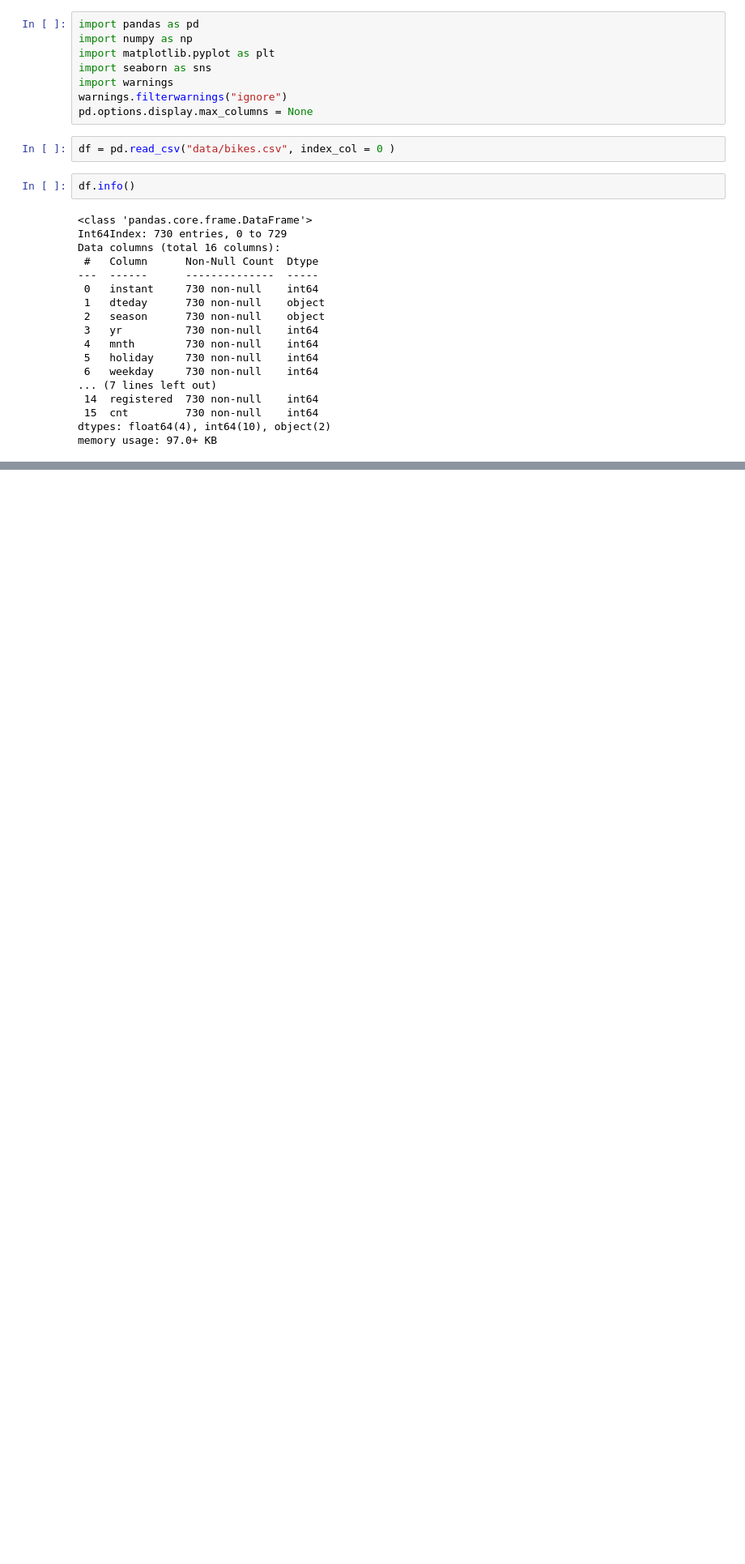
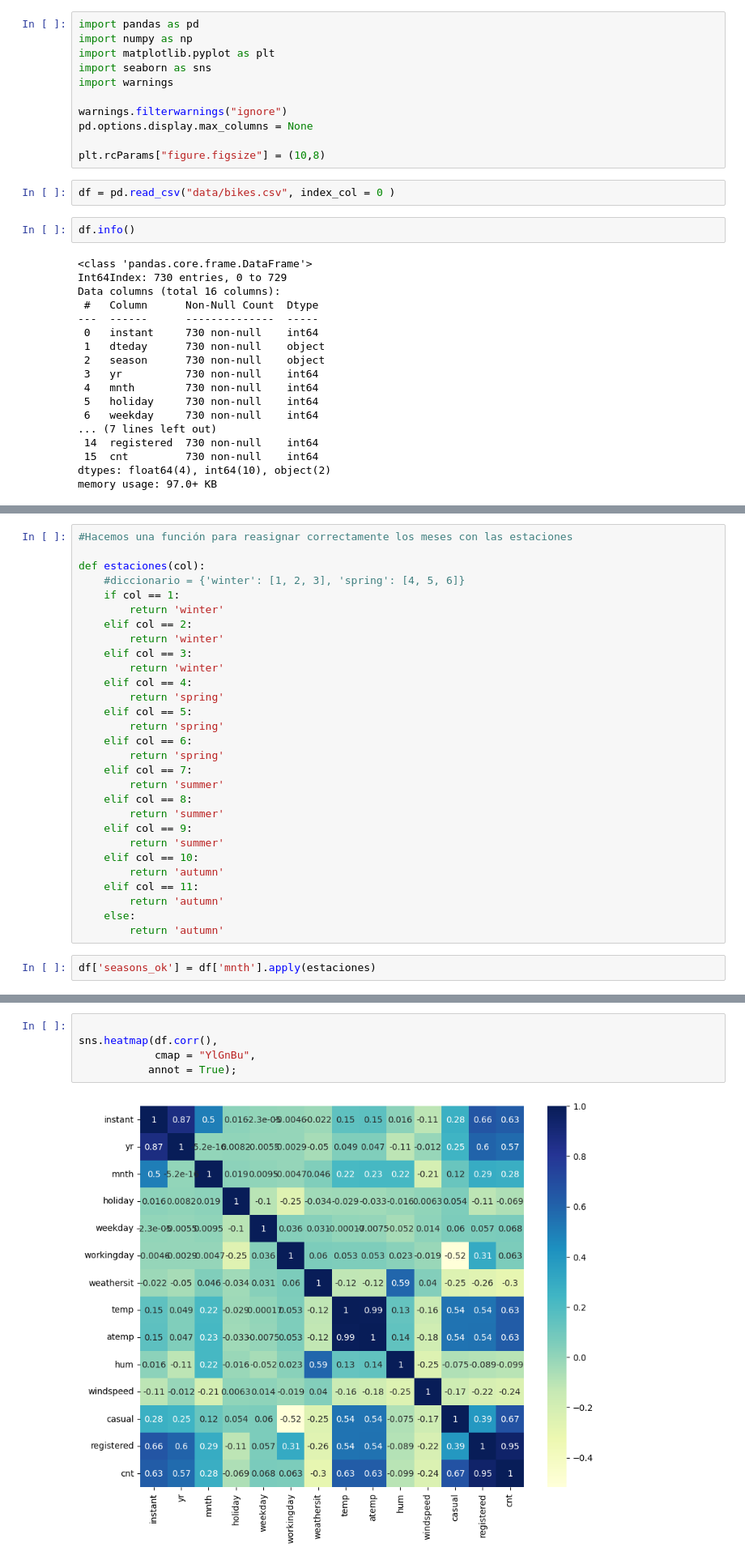
Before and after one commit to Adalab/proyecto-promo-C-modulo-3-team-2, a Jupyter notebook: exploracion.ipynb, the cells around one changed output, grey strips where cells are left out. Shown at 81% size. Drawn from its saved outputs; the diff is of its cells as text; blank space fills up the shorter version.

```diff
--- a/exploracion.ipynb
+++ b/exploracion.ipynb
@@ -4,8 +4,11 @@ import numpy as np
 import matplotlib.pyplot as plt
 import seaborn as sns
 import warnings
+
 warnings.filterwarnings("ignore")
 pd.options.display.max_columns = None
+
+plt.rcParams["figure.figsize"] = (10,8)
 # %%
 df = pd.read_csv("data/bikes.csv", index_col = 0 )
 # %%
@@ -44,0 +89,31 @@ df.sample(5)
+# %%
+#Hacemos una función para reasignar correctamente los meses con las estaciones
+
+def estaciones(col):
+    #diccionario = {'winter': [1, 2, 3], 'spring': [4, 5, 6]}
+    if col == 1:
+        return 'winter'
+    elif col == 2:
+        return 'winter'
+    elif col == 3:
+        return 'winter'
+    elif col == 4:
+        return 'spring'
+    elif col == 5:
+        return 'spring'
+    elif col == 6:
+        return 'spring'
+    elif col == 7:
+        return 'summer'
+    elif col == 8:
+        return 'summer'
+    elif col == 9:
+        return 'summer'
+    elif col == 10:
+        return 'autumn'
+    elif col == 11:
+        return 'autumn'
+    else:
+        return 'autumn'
+# %%
+df['seasons_ok'] = df['mnth'].apply(estaciones)
@@ -44,0 +161,7 @@ df.sample(5)
+# %%
+
+sns.heatmap(df.corr(),
+            cmap = "YlGnBu",
+           annot = True);
+# %% [output]
+[figure, added]
```
Also changed, not shown: parts of 15 cells of this notebook.
